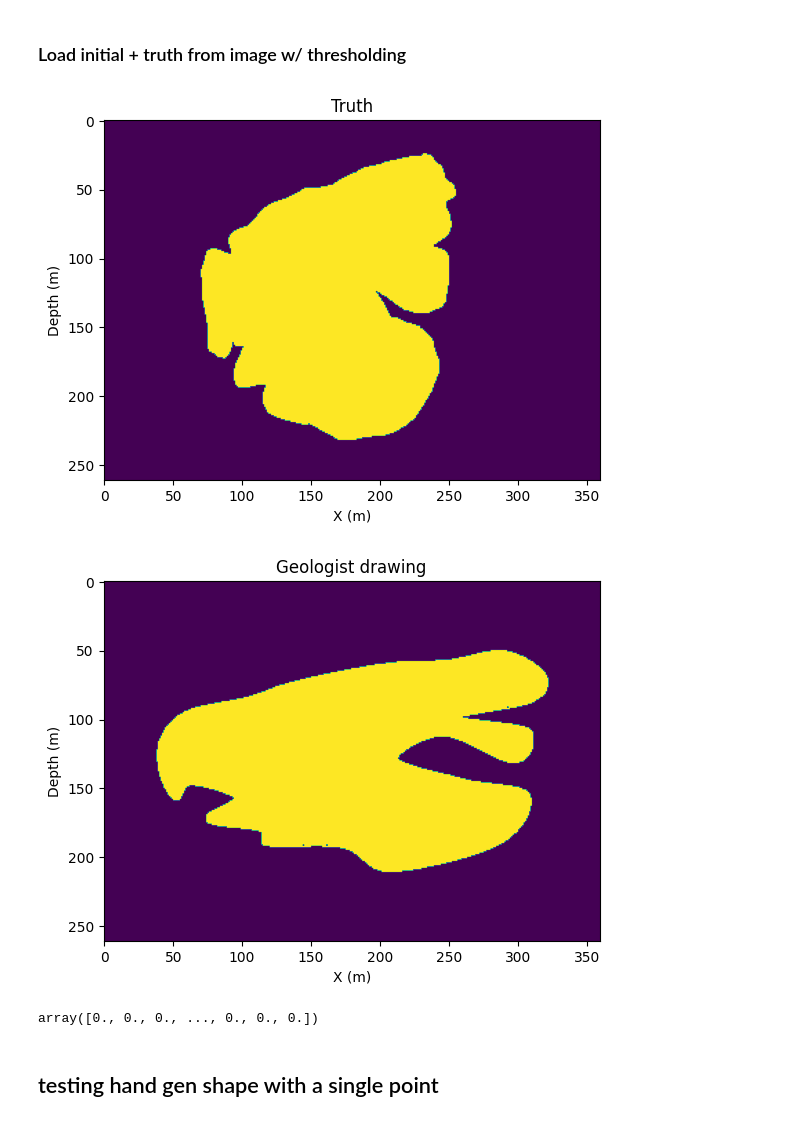
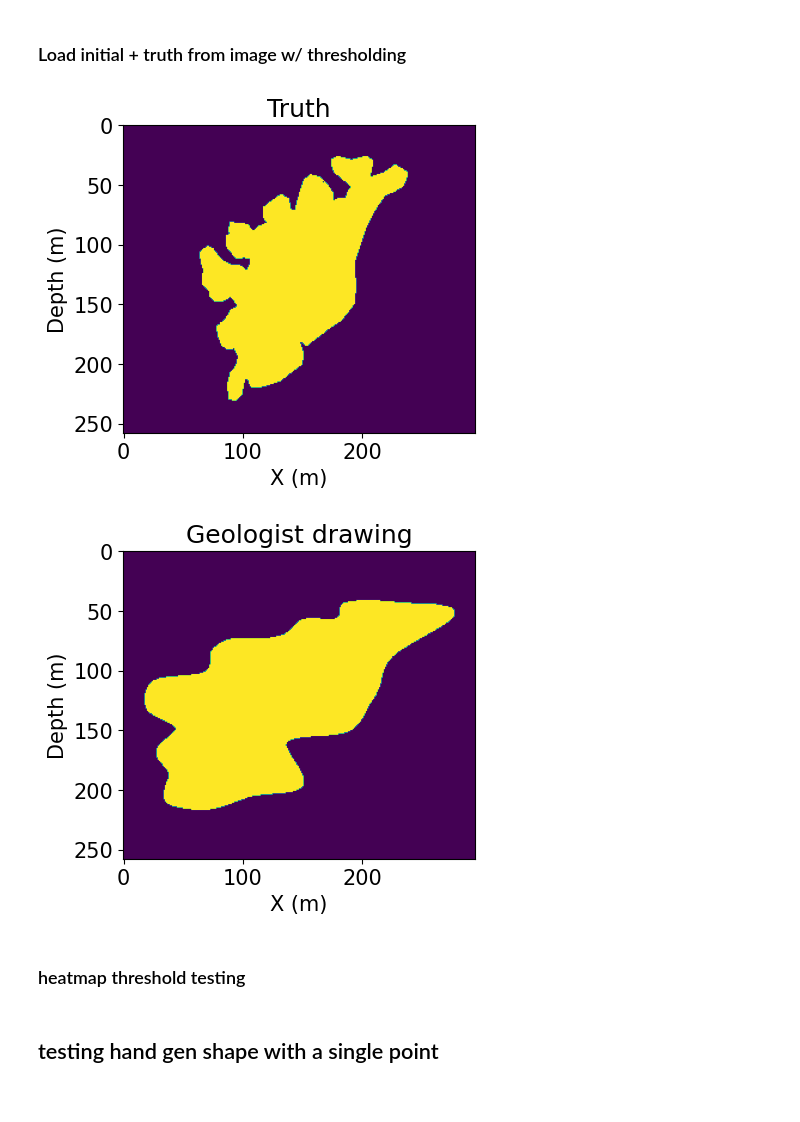
Before and after one commit to justinleong22/data_knowledge_driven_trend_surface, a Jupyter notebook: notebook/peanut_case.ipynb, the cells around one changed output. Drawn from its saved outputs; the diff is of its cells as text; code cells hidden in the pictures.

```diff
--- a/notebook/peanut_case.ipynb
+++ b/notebook/peanut_case.ipynb
@@ -21,33 +27,32 @@ pip install statsmodels
 # %% [markdown]
 ### Load initial + truth from image w/ thresholding
 # %%
-truth = cv2.imread('../data/data_gen_case/imgs/truth1.png', cv2.IMREAD_GRAYSCALE)
+truth = cv2.imread('../data/data_gen_case/imgs/truth2.png', cv2.IMREAD_GRAYSCALE)
 ret,thresh = cv2.threshold(truth, 20, 255, cv2.THRESH_BINARY)
 thresh = (1 - ((thresh / 255) - 1) * -1)
 truth = thresh
 
 df = pd.DataFrame(truth)
 df.to_csv('testing.csv')
 
 plt.title('Truth')
 plt.ylabel('Depth (m)'), plt.xlabel('X (m)')
-plt.imshow(thresh)
+plt.imshow(truth)
 plt.show()
 # %% [output]
-[figure, old version]
+[figure, new version]
 # %%
-initial = cv2.imread('../data/data_gen_case/imgs/fake1.png', cv2.IMREAD_GRAYSCALE)
+initial = cv2.imread('../data/data_gen_case/imgs/fake2.png', cv2.IMREAD_GRAYSCALE)
+
 ret,thresh = cv2.threshold(initial, 20, 255, cv2.THRESH_BINARY)
 thresh = (1 - ((thresh / 255) - 1) * -1)
-truth = thresh
+initial = thresh
 
 plt.title('Geologist drawing')
 plt.ylabel('Depth (m)'), plt.xlabel('X (m)')
-plt.imshow(thresh)
+plt.imshow(initial)
 plt.show()
 # %% [output]
-[figure, old version]
+[figure, new version]
-# %%
-curvature(initial)
-# %% [output]
-array([0., 0., 0., ..., 0., 0., 0.])
+# %% [markdown]
+### heatmap threshold testing
```
Also changed, not shown: parts of 34 cells of this notebook, 3 other files.
